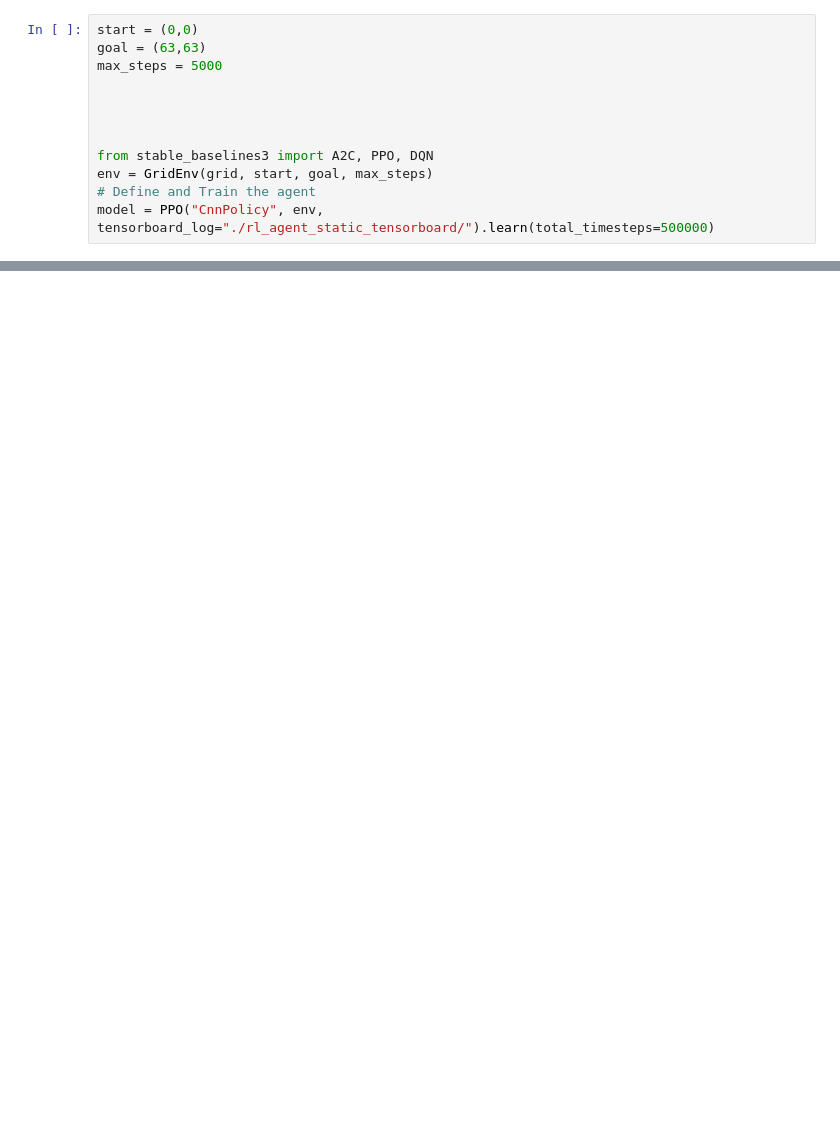
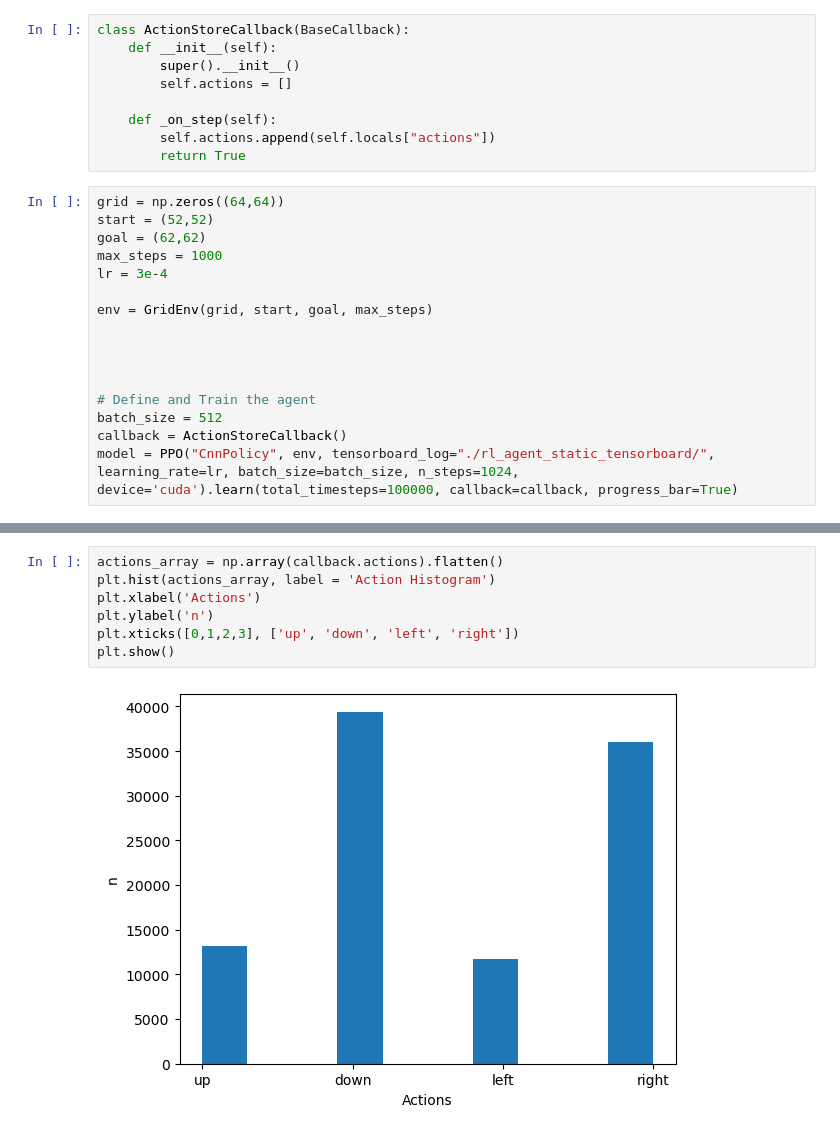
Before and after one commit to alexjps1/bps-trajectory, a Jupyter notebook: rl_agent_static.ipynb, the cells around one changed output, grey strips where cells are left out. Drawn from its saved outputs; the diff is of its cells as text; blank space fills up the shorter version.

```diff
--- a/rl_agent_static.ipynb
+++ b/rl_agent_static.ipynb
@@ -98,12 +109,25 @@ plt.imshow(grid, cmap='binary')
+# %%
+class ActionStoreCallback(BaseCallback):
+    def __init__(self):
+        super().__init__()
+        self.actions = []
+
+    def _on_step(self):
+        self.actions.append(self.locals["actions"])
+        return True
 # %%
-start = (0,0)
-goal = (63,63)
-max_steps = 5000
+grid = np.zeros((64,64))
+start = (52,52)
+goal = (62,62)
+max_steps = 1000
+lr = 3e-4
+
+env = GridEnv(grid, start, goal, max_steps)
 
 
 
 
-from stable_baselines3 import A2C, PPO, DQN
-env = GridEnv(grid, start, goal, max_steps)
 # Define and Train the agent
-model = PPO("CnnPolicy", env, tensorboard_log="./rl_agent_static_tensorboard/").learn(total_timesteps=500000)
+batch_size = 512
+callback = ActionStoreCallback()
+model = PPO("CnnPolicy", env, tensorboard_log="./rl_agent_static_tensorboard/", learning_rate=lr, batch_size=batch_size, n_steps=1024, device='cuda').learn(total_timesteps=100000, callback=callback, progress_bar=True)
@@ -110,3 +137,12 @@ model = PPO("CnnPolicy", env, tensorboard_log="./rl_agent_static_tensorboard/").
+# %%
+actions_array = np.array(callback.actions).flatten()
+plt.hist(actions_array, label = 'Action Histogram')
+plt.xlabel('Actions')
+plt.ylabel('n')
+plt.xticks([0,1,2,3], ['up', 'down', 'left', 'right'])
+plt.show()
+# %% [output]
+[figure, added]
 # %%
 n = 100
 terminated_count = 0
```
Also changed, not shown: parts of 6 cells of this notebook, 1 other file.
